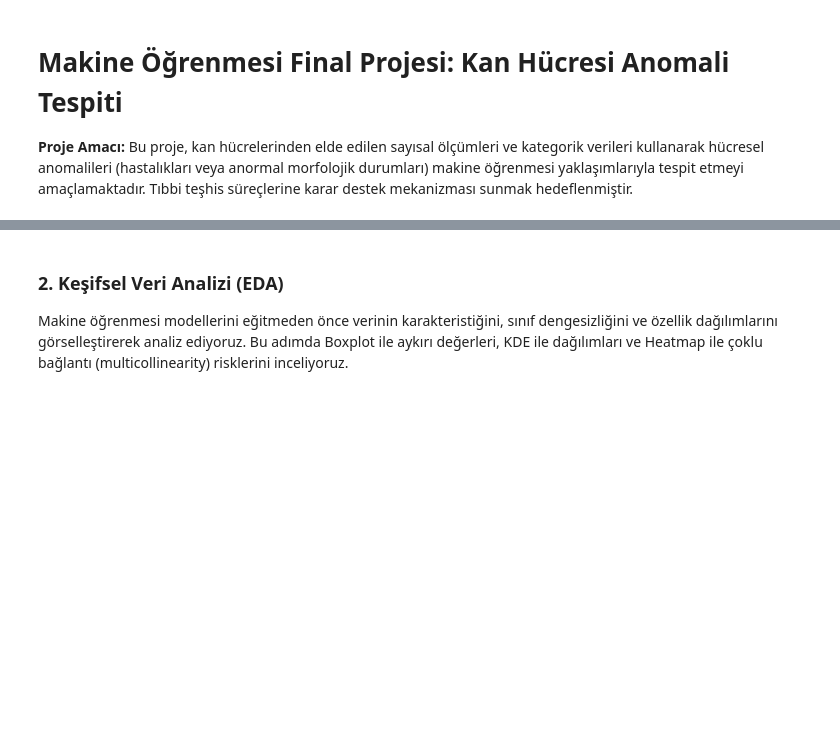
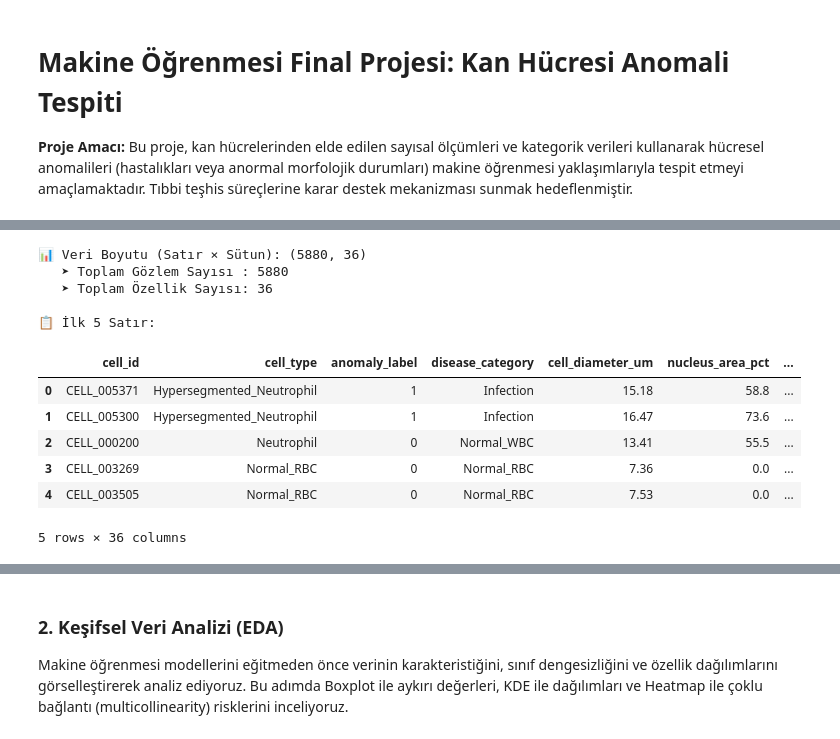
Before and after one commit to abdulkadiripek/KanHucresiAnomali_Proje, a Jupyter notebook: genel_anlatim.ipynb, the cells around one changed output, grey strips where cells are left out. Cells and saved outputs as stored; diff of their text form; code cells hidden in the pictures; blank space fills up the shorter version.

Commit message:
Veri ön işleme kısmında düzenlemeler yapıldı.

```diff
--- a/genel_anlatim.ipynb
+++ b/genel_anlatim.ipynb
@@ -5,12 +18,4 @@
 # %%
-"""
-Kan Hücresi Anomali Tespiti — ML Çekirdek Kütüphanesi
-=====================================================
-Veri yükleme, ön işleme, model eğitimi, değerlendirme, görselleştirme ve SHAP.
-
-Tüm ML mantığı bu dosyada — train_models.py ve app.py buradan import eder.
-"""
-
 import os
 import warnings
 import numpy as np
@@ -20,7 +25,8 @@ import seaborn as sns
 import shap
 
 from sklearn.model_selection import train_test_split, StratifiedKFold, cross_val_score
-from sklearn.preprocessing import StandardScaler, LabelEncoder
+from sklearn.preprocessing import RobustScaler, LabelEncoder
+from sklearn.impute import SimpleImputer
 from sklearn.metrics import (
     accuracy_score, precision_score, recall_score, f1_score,
     confusion_matrix, classification_report, roc_curve, auc,
@@ -34,6 +40,10 @@ from lightgbm import LGBMClassifier
 warnings.filterwarnings("ignore")
 sns.set_theme(style="darkgrid")
 
+# ── Sabitler ──
+DATA_DIR = "archive"
+FILENAME = "blood_cell_anomaly_detection.csv"
+TARGET = "anomaly_label"
 LEAKAGE_COLS = [
     "disease_category", "cell_type",
     "cytodiffusion_anomaly_score",
@@ -41,7 +51,9 @@ LEAKAGE_COLS = [
     "labeller_confidence_score",
 ]
 ID_COLS = ["cell_id"]
-TARGET = "anomaly_label"
 MODEL_NAMES = ["XGBoost", "LightGBM", "Random Forest"]
+
 from IPython.display import display
 from sklearn.metrics import precision_recall_curve
+
+print("✅ Kütüphaneler ve sabitler başarıyla yüklendi.")
@@ -80,0 +68,22 @@ Temizlenmiş Veri Boyutu: (5880, 30)
+# %%
+raw_df = pd.read_csv(os.path.join(DATA_DIR, FILENAME))
+
+print(f"📊 Veri Boyutu (Satır × Sütun): {raw_df.shape}")
+print(f"   ➤ Toplam Gözlem Sayısı : {raw_df.shape[0]}")
+print(f"   ➤ Toplam Özellik Sayısı: {raw_df.shape[1]}")
+print()
+print("📋 İlk 5 Satır:")
+display(raw_df.head())
+# %% [output]
+📊 Veri Boyutu (Satır × Sütun): (5880, 36)
+   ➤ Toplam Gözlem Sayısı : 5880
+   ➤ Toplam Özellik Sayısı: 36
+
+📋 İlk 5 Satır:
+|  | cell_id | cell_type | anomaly_label | disease_category | cell_diameter_um | nucleus_area_pct | ... |
+| 0 | CELL_005371 | Hypersegmented_Neutrophil | 1 | Infection | 15.18 | 58.8 | ... |
+| 1 | CELL_005300 | Hypersegmented_Neutrophil | 1 | Infection | 16.47 | 73.6 | ... |
+| 2 | CELL_000200 | Neutrophil | 0 | Normal_WBC | 13.41 | 55.5 | ... |
+| 3 | CELL_003269 | Normal_RBC | 0 | Normal_RBC | 7.36 | 0.0 | ... |
+| 4 | CELL_003505 | Normal_RBC | 0 | Normal_RBC | 7.53 | 0.0 | ... |
+5 rows × 36 columns
```
Also changed, not shown: parts of 17 cells of this notebook.
